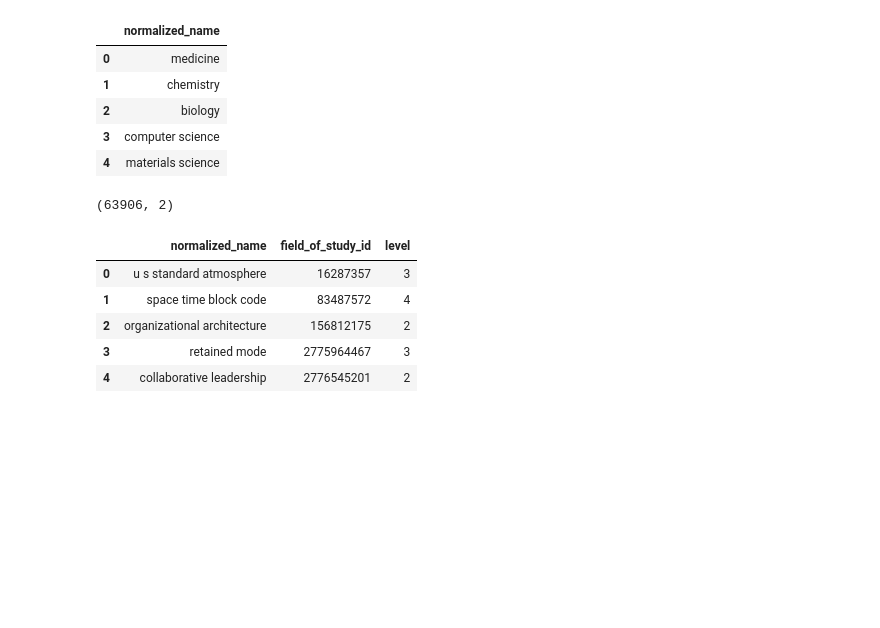
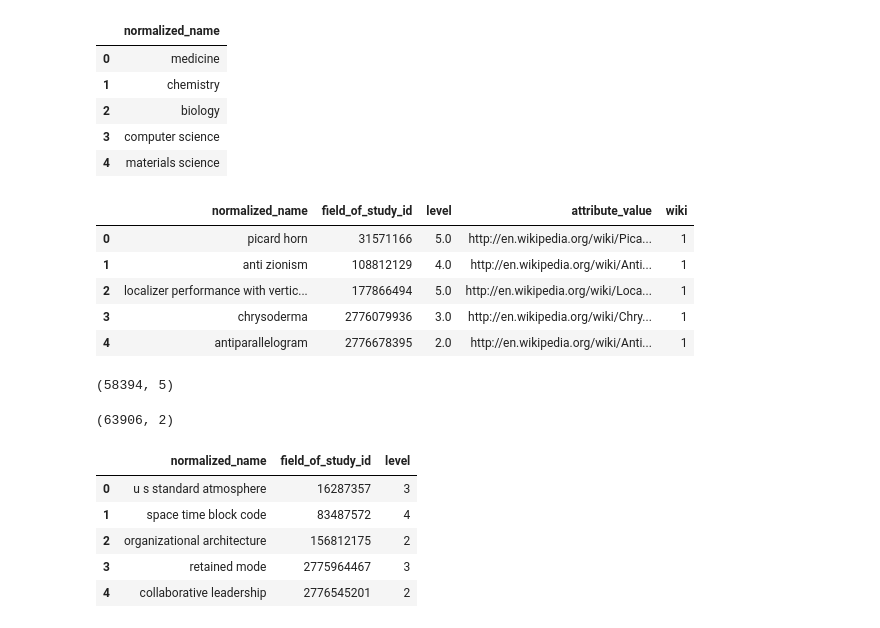
Before and after one commit to jpbarret13/MAG-model-code, a Jupyter notebook: ORPHANS/looking_into_orphans.ipynb, the cells around one changed output. Drawn from its saved outputs; the diff is of its cells as text; code cells hidden in the pictures; blank space fills up the shorter version.

```diff
--- a/ORPHANS/looking_into_orphans.ipynb
+++ b/ORPHANS/looking_into_orphans.ipynb
@@ -38,6 +42,20 @@ model_tags_df.head(5)
 | 2 | biology |
 | 3 | computer science |
 | 4 | materials science |
+# %%
+fields_with_wiki = pd.read_parquet("fields_of_study_ids_wiki.parquet")
+fields_with_wiki.head()
+# %% [output]
+|  | normalized_name | field_of_study_id | level | attribute_value | wiki |
+| 0 | picard horn | 31571166 | 5.0 | http://en.wikipedia.org/wiki/Pica... | 1 |
+| 1 | anti zionism | 108812129 | 4.0 | http://en.wikipedia.org/wiki/Anti... | 1 |
+| 2 | localizer performance with vertic... | 177866494 | 5.0 | http://en.wikipedia.org/wiki/Loca... | 1 |
+| 3 | chrysoderma | 2776079936 | 3.0 | http://en.wikipedia.org/wiki/Chry... | 1 |
+| 4 | antiparallelogram | 2776678395 | 2.0 | http://en.wikipedia.org/wiki/Anti... | 1 |
+# %%
+model_tags_df.merge(fields_with_wiki, how='inner', on='normalized_name').shape
+# %% [output]
+(58394, 5)
 # %%
 def fix_empty_list(child):
     try:
```
Also changed, not shown: parts of 6 cells of this notebook.
